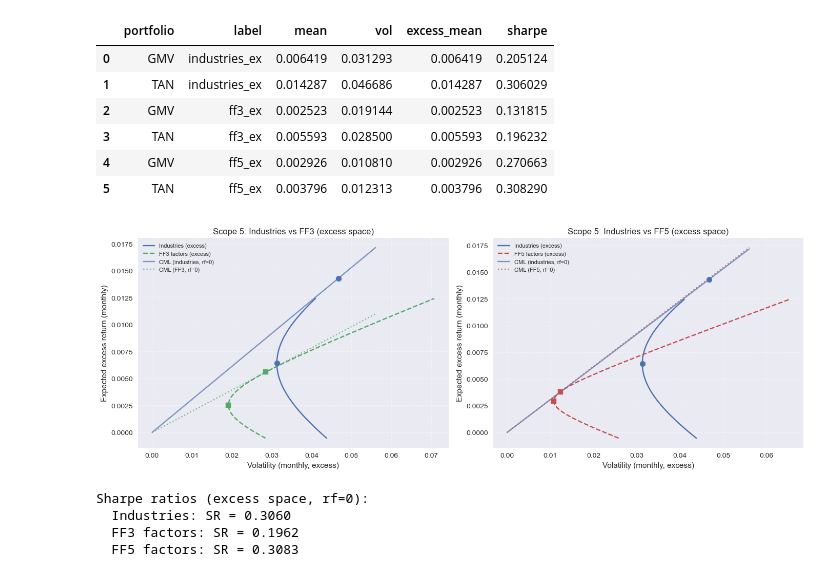
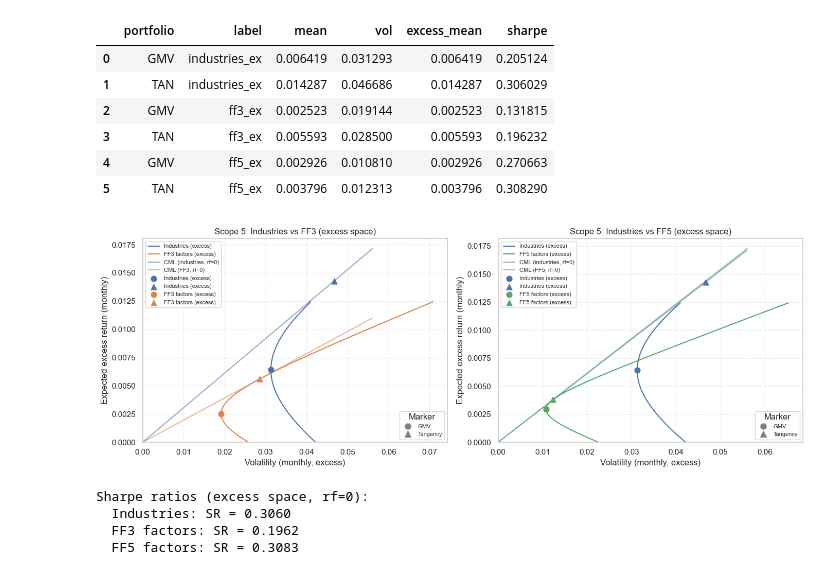
Before and after one commit to eomoran/fin41360-group-asst, a Jupyter notebook: fin41360_data_check.ipynb, the cells around one changed output. Saved outputs shown, nothing was run; the diff lists cells and outputs as text; code cells hidden in the pictures.

```diff
--- a/fin41360_data_check.ipynb
+++ b/fin41360_data_check.ipynb
@@ -115,8 +134,10 @@ GMV and tangency portfolios for Question 2(a)–(b).
 > perform the actual frontier and key-portfolio computations.
 # %%
 # Scope 2: Setup for MV frontier
+# Chart conventions: frontier-chart-drawing skill (.cursor/skills/frontier-chart-drawing/)
 
 import matplotlib.pyplot as plt
+import seaborn as sns
 
 from fin41360.mv_frontier import (
     compute_moments_from_gross,
@@ -125,8 +146,22 @@ from fin41360.mv_frontier import (
     efficient_frontier,
     portfolio_stats,
 )
+from fin41360.plot_styles import (
+    style,
+    FRONTIER_STYLE,
+    CML_STYLE,
+    GMV_STYLE,
+    TAN_STYLE,
+    ESTIMATOR_STYLE,
+    SCOPE3_PLOT_STYLE,
+    scope6_legend_handles,
+    scope6_panel_legend_handles,
+)
 
-plt.style.use("seaborn-v0_8")  # EXPLAIN: simple, readable default style
+# Global save format for figures (set near top of notebook per skill)
+SAVE_FIG_FORMAT = "png"
+
+sns.set_theme(style="whitegrid", context="notebook")
 
 # Use the same industry and RF data loaded above
 ind_gross = ind  # (T, 30), R = 1 + r
@@ -757,48 +727,66 @@ def gmv_tan(mu, Sigma):
 # CML-style rays from origin in excess-return space
 vol_grid = np.linspace(0, max(vol_t_ind, vol_t_ff3, vol_t_ff5) * 1.2, 150)
 mu_cml_ind = sr_ind * vol_grid
 mu_cml_ff3 = sr_ff3 * vol_grid
 mu_cml_ff5 = sr_ff5 * vol_grid
 
 fig, axes = plt.subplots(1, 2, figsize=(14, 5))
 
+import matplotlib.lines as mlines
+marker_handles = [
+    mlines.Line2D([], [], color="gray", marker="o", linestyle="None", markersize=8, label="GMV"),
+    mlines.Line2D([], [], color="gray", marker="^", linestyle="None", markersize=8, label="Tangency"),
+]
+
 # Left: industries vs FF3
 ax = axes[0]
-ax.plot(front_ind_ex_vols, front_ind_ex_means, color="C0", label="Industries (excess)")
-ax.plot(front_ff3_ex_vols, front_ff3_ex_means, color="C1", linestyle="--", label="FF3 factors (excess)")
-ax.plot(vol_grid, mu_cml_ind, color="C0", alpha=0.7, label="CML (industries, rf=0)")
-ax.plot(vol_grid, mu_cml_ff3, color="C1", alpha=0.7, linestyle=":", label="CML (FF3, rf=0)")
-ax.scatter([vol_g_ind, vol_t_ind], [mu_g_ind, mu_t_ind], color="C0", s=60, zorder=5, marker="o")
-ax.scatter([vol_g_ff3, vol_t_ff3], [mu_g_ff3, mu_t_ff3], color="C1", s=60, zorder=5, marker="s")
+ax.plot(front_ind_ex_vols, front_ind_ex_means, **style("frontier", "industries"))
+ax.plot(front_ff3_ex_vols, front_ff3_ex_means, **style("frontier", "ff3"))
+ax.plot(vol_grid, mu_cml_ind, **style("cml", "industries", label="CML (industries, rf=0)"))
+ax.plot(vol_grid, mu_cml_ff3, **style("cml", "ff3", label="CML (FF3, rf=0)"))
+ax.scatter([vol_g_ind], [mu_g_ind], **style("gmv", "industries"))
+ax.scatter([vol_t_ind], [mu_t_ind], **style("tan", "industries"))
+ax.scatter([vol_g_ff3], [mu_g_ff3], **style("gmv", "ff3"))
+ax.scatter([vol_t_ff3], [mu_t_ff3], **style("tan", "ff3"))
+ax.set_xlim(0, None)
+ax.set_ylim(0, None)
 ax.set_xlabel("Volatility (monthly, excess)")
 ax.set_ylabel("Expected excess return (monthly)")
 ax.set_title("Scope 5: Industries vs FF3 (excess space)")
 ax.grid(True, linestyle="--", alpha=0.4)
-ax.legend(fontsize=8)
+leg1 = ax.legend(fontsize=8)
+ax.add_artist(leg1)
+ax.legend(handles=marker_handles, loc="lower right", fontsize=8, title="Marker")
 
 # Right: industries vs FF5
 ax = axes[1]
-ax.plot(front_ind_ex_vols, front_ind_ex_means, color="C0", label="Industries (excess)")
-ax.plot(front_ff5_ex_vols, front_ff5_ex_means, color="C2", linestyle="--", label="FF5 factors (excess)")
-ax.plot(vol_grid, mu_cml_ind, color="C0", alpha=0.7, label="CML (industries, rf=0)")
-ax.plot(vol_grid, mu_cml_ff5, color="C2", alpha=0.7, linestyle=":", label="CML (FF5, rf=0)")
-ax.scatter([vol_g_ind, vol_t_ind], [mu_g_ind, mu_t_ind], color="C0", s=60, zorder=5, marker="o")
-ax.scatter([vol_g_ff5, vol_t_ff5], [mu_g_ff5, mu_t_ff5], color="C2", s=60, zorder=5, marker="s")
+ax.plot(front_ind_ex_vols, front_ind_ex_means, **style("frontier", "industries"))
+ax.plot(front_ff5_ex_vols, front_ff5_ex_means, **style("frontier", "ff5"))
+ax.plot(vol_grid, mu_cml_ind, **style("cml", "industries", label="CML (industries, rf=0)"))
+ax.plot(vol_grid, mu_cml_ff5, **style("cml", "ff5", label="CML (FF5, rf=0)"))
+ax.scatter([vol_g_ind], [mu_g_ind], **style("gmv", "industries"))
+ax.scatter([vol_t_ind], [mu_t_ind], **style("tan", "industries"))
+ax.scatter([vol_g_ff5], [mu_g_ff5], **style("gmv", "ff5"))
+ax.scatter([vol_t_ff5], [mu_t_ff5], **style("tan", "ff5"))
+ax.set_xlim(0, None)
+ax.set_ylim(0, None)
 ax.set_xlabel("Volatility (monthly, excess)")
 ax.set_ylabel("Expected excess return (monthly)")
 ax.set_title("Scope 5: Industries vs FF5 (excess space)")
 ax.grid(True, linestyle="--", alpha=0.4)
-ax.legend(fontsize=8)
+leg1 = ax.legend(fontsize=8)
+ax.add_artist(leg1)
+ax.legend(handles=marker_handles, loc="lower right", fontsize=8, title="Marker")
 
 plt.tight_layout()
 plt.show()
 
 print("Sharpe ratios (excess space, rf=0):")
 print(f"  Industries: SR = {sr_ind:.4f}")
 print(f"  FF3 factors: SR = {sr_ff3:.4f}")
 print(f"  FF5 factors: SR = {sr_ff5:.4f}")
 # %% [output]
-[figure, old version]
+[figure, new version]
 Sharpe ratios (excess space, rf=0):
   Industries: SR = 0.3060
   FF3 factors: SR = 0.1962
```
Also changed, not shown: parts of 24 cells of this notebook, 5 other files.
